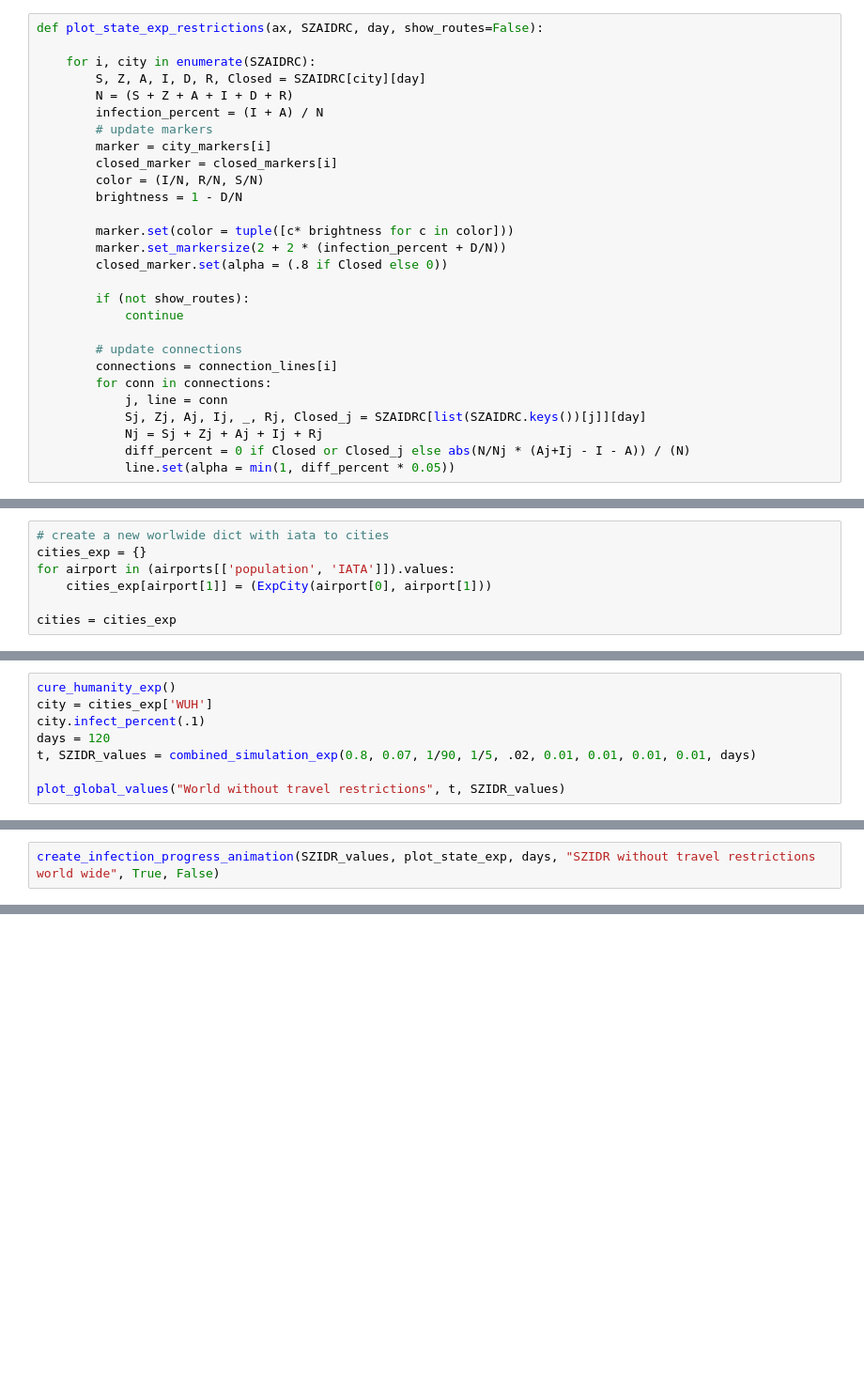
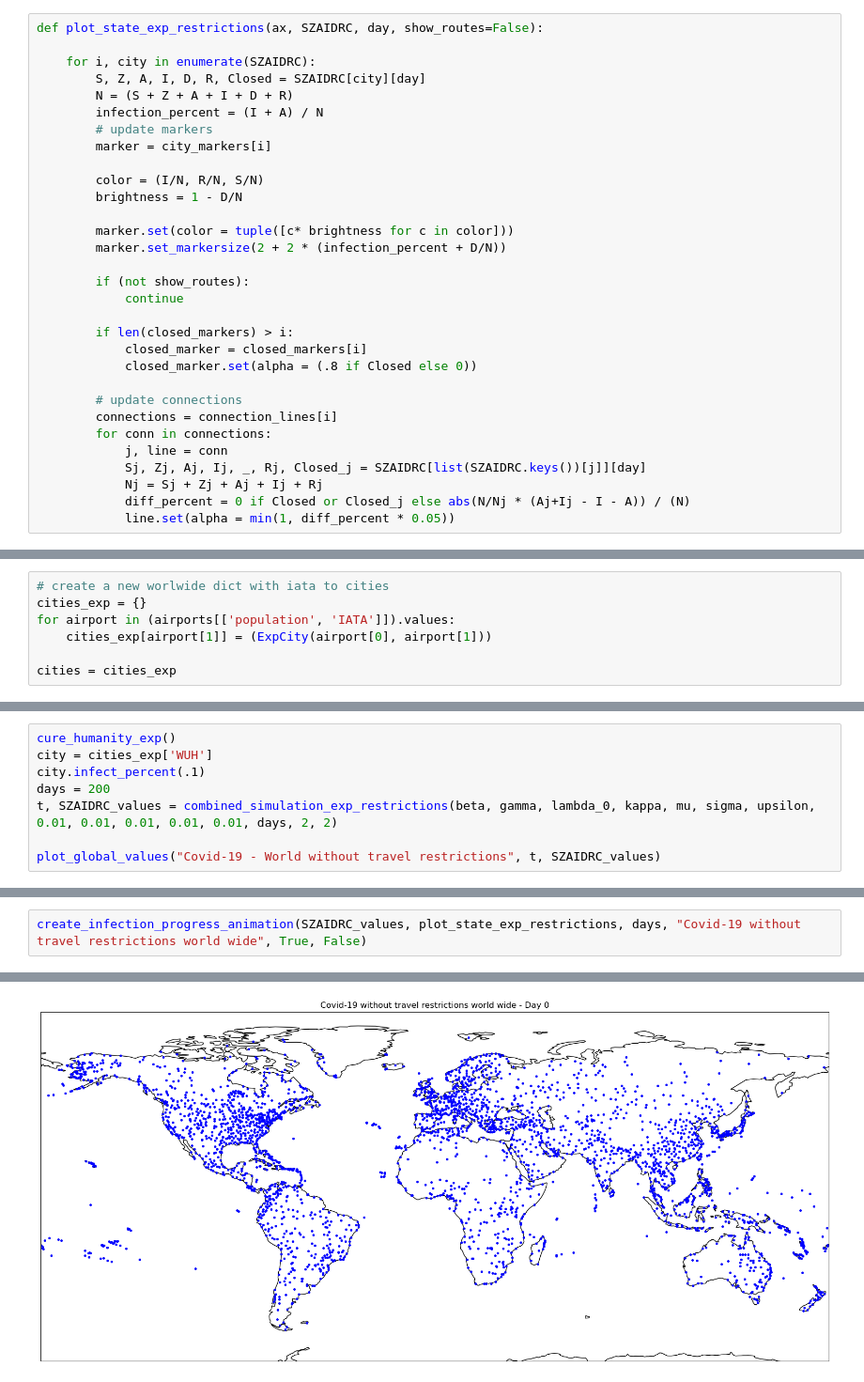
Before and after one commit to LoloSpirit/PlagueInc, a Jupyter notebook: Ausarbeitung_Projekt.ipynb, the cells around one changed output, grey strips where cells are left out. Shown at 94% size. Cells and saved outputs as stored; diff of their text form; blank space fills up the shorter version.

```diff
--- a/Ausarbeitung_Projekt.ipynb
+++ b/Ausarbeitung_Projekt.ipynb
@@ -1468,16 +1471,19 @@ def plot_state_exp_restrictions(ax, SZAIDRC, day, show_routes=False):
         infection_percent = (I + A) / N
         # update markers
         marker = city_markers[i]
-        closed_marker = closed_markers[i]
+
         color = (I/N, R/N, S/N)
         brightness = 1 - D/N
 
         marker.set(color = tuple([c* brightness for c in color]))
         marker.set_markersize(2 + 2 * (infection_percent + D/N))
-        closed_marker.set(alpha = (.8 if Closed else 0))
 
         if (not show_routes):
             continue
+
+        if len(closed_markers) > i:
+            closed_marker = closed_markers[i]
+            closed_marker.set(alpha = (.8 if Closed else 0))
 
         # update connections
         connections = connection_lines[i]
@@ -1607,8 +1613,8 @@ Als Beispiel starten wir eine Krankheit in Wuhan und gucken uns den Verlauf mit
 cure_humanity_exp()
 city = cities_exp['WUH']
 city.infect_percent(.1)
-days = 120
-t, SZIDR_values = combined_simulation_exp(0.8, 0.07, 1/90, 1/5, .02, 0.01, 0.01, 0.01, 0.01, days)
+days = 200
+t, SZAIDRC_values = combined_simulation_exp_restrictions(beta, gamma, lambda_0, kappa, mu, sigma, upsilon, 0.01, 0.01, 0.01, 0.01, 0.01, days, 2, 2)
 
-plot_global_values("World without travel restrictions", t, SZIDR_values)
+plot_global_values("Covid-19 - World without travel restrictions", t, SZAIDRC_values)
 # %% [output]
@@ -1616,2 +1622,3 @@ plot_global_values("World without travel restrictions", t, SZIDR_values)
 # %%
-create_infection_progress_animation(SZIDR_values, plot_state_exp, days, "SZIDR without travel restrictions world wide", True, False)
+create_infection_progress_animation(SZAIDRC_values, plot_state_exp_restrictions, days, "Covid-19 without travel restrictions world wide", True, False)
+# %% [output]
@@ -1618,3 +1627,4 @@ create_infection_progress_animation(SZIDR_values, plot_state_exp, days, "SZIDR w
+[figure, added]
 # %%
 cure_humanity_exp()
 city = cities_exp['WUH']
```
Also changed, not shown: parts of 13 cells of this notebook, 6 other files.
